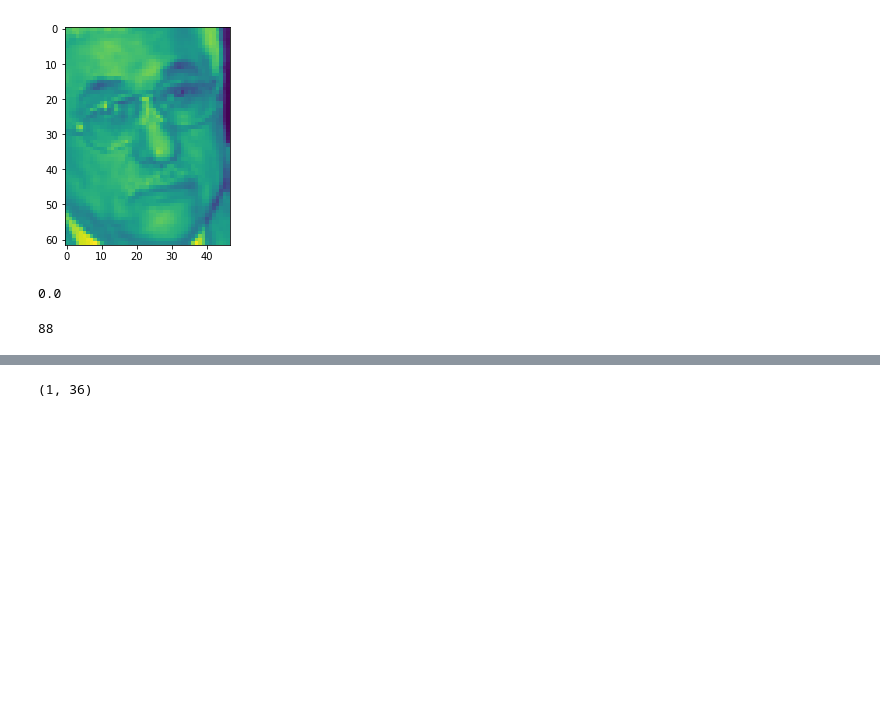
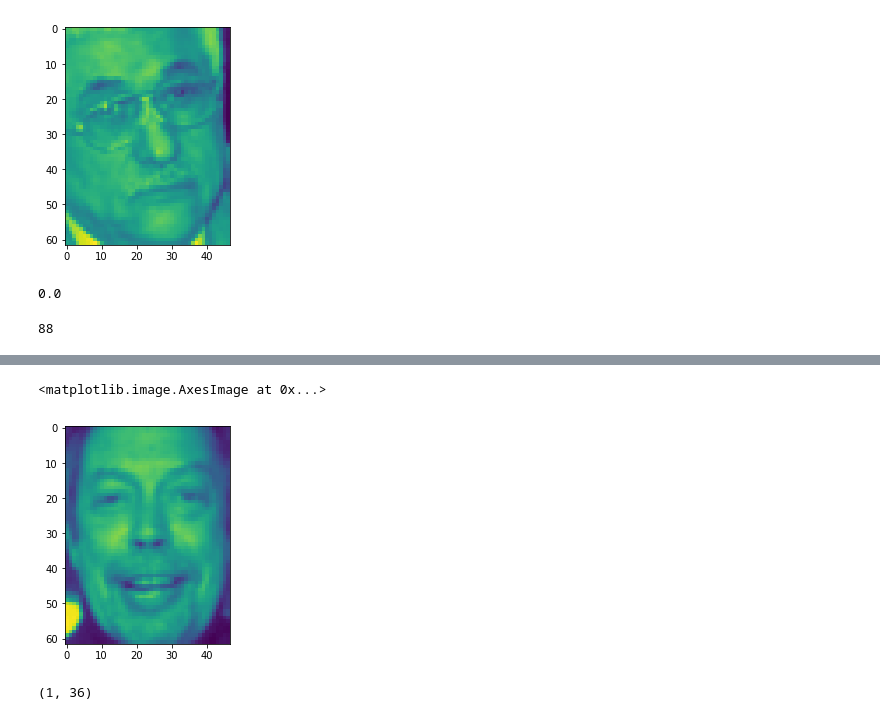
Before and after one commit to hkariti/anam, a Jupyter notebook: wet1/wet1.ipynb, the cells around one changed output, grey strips where cells are left out. Cells and saved outputs as stored; diff of their text form; code cells hidden in the pictures; blank space fills up the shorter version.

```diff
--- a/wet1/wet1.ipynb
+++ b/wet1/wet1.ipynb
@@ -260,3 +255,8 @@ restored_patch = pca_obj.inverse_transform(patches_lowd[0])
+# %%
+plt.imshow(i)
+# %% [output]
+<matplotlib.image.AxesImage at 0x...>
+[figure, added]
 # %%
 restored_patch.shape
 # %% [output]
```
Also changed, not shown: parts of 10 cells of this notebook.
